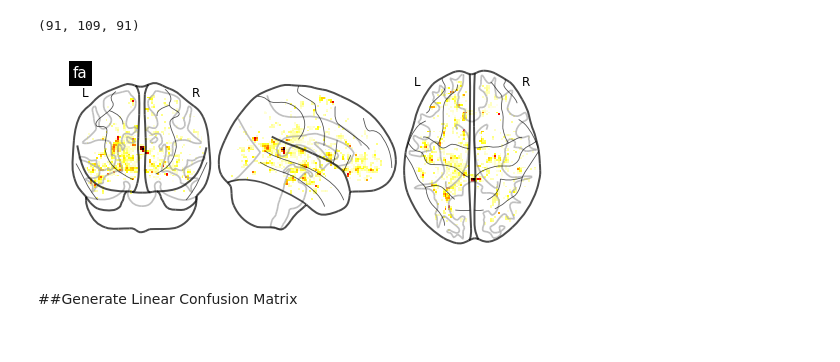
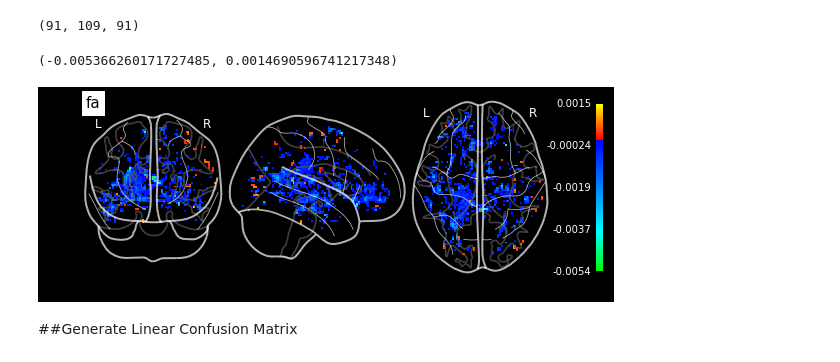
Before and after one commit to bonilhamusclab-projects/epi_prediction, a Jupyter notebook: demo_fa.ipynb, the cells around one changed output. Cells and saved outputs as stored; diff of their text form; code cells hidden in the pictures.

```diff
--- a/demo_fa.ipynb
+++ b/demo_fa.ipynb
@@ -121,14 +125,32 @@ IPython.display.display(w)
 coeffs.shape
 # %% [output]
 (91, 109, 91)
-# %%
-reload(epi_prediction)
-
-epi_prediction.plot_coeffs(coeffs, white_matter._mask_image.get_affine(), title)
-epi_prediction.plot_bw_coeffs(coeffs, white_matter._mask_image.get_affine(), title,
-                           output_file=title+'_bw', base_brightness=.7)
-# %% [output]
-[figure, removed]
+# %%
+np.min(coeffs), np.max(coeffs)
+# %% [output]
+(-0.005366260171727485, 0.0014690596741217348)
+# %%
+reload(epi_prediction)
+
+def save_and_plot(save, **kwargs):
+    affine = white_matter._mask_image.get_affine()
+    kwargs['title'] = title
+    epi_prediction.plot_coeffs(coeffs, affine, **kwargs)
+
+    if save:
+        output_file = title+'_color'
+        print "about to save " + output_file
+        kwargs['output_file'] = output_file
+        epi_prediction.plot_coeffs(coeffs, affine, **kwargs)
+        print "saved " + output_file
+
+nd_slider = FloatSlider(min=0, max=1, step=0.1, value=.7)
+pd_slider = FloatSlider(min=0, max=1, step=0.1, value=.7)
+w=interactive(save_and_plot, save=False, neg_disp=nd_slider, pos_disp=pd_slider,
+              plot_abs=False, colorbar=True, black_bg=True, symmetric_cbar=False)
+IPython.display.display(w)
+# %% [output]
+[figure, added]
 # %% [markdown]
 ##Generate Linear Confusion Matrix
 # %%
```
Also changed, not shown: parts of 2 cells of this notebook, 3 other files.
